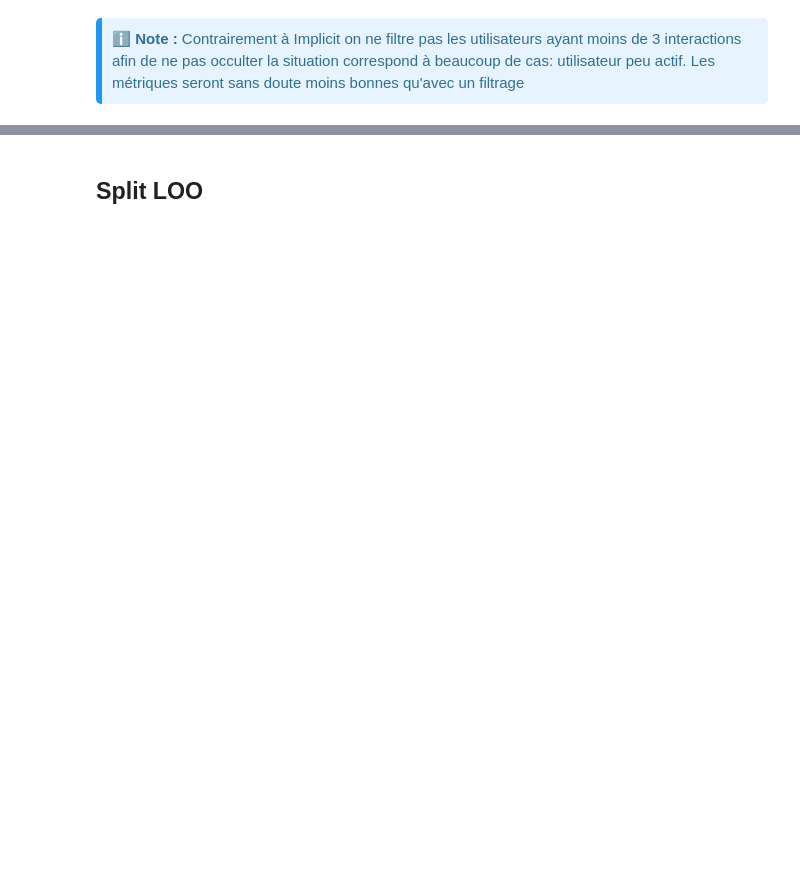
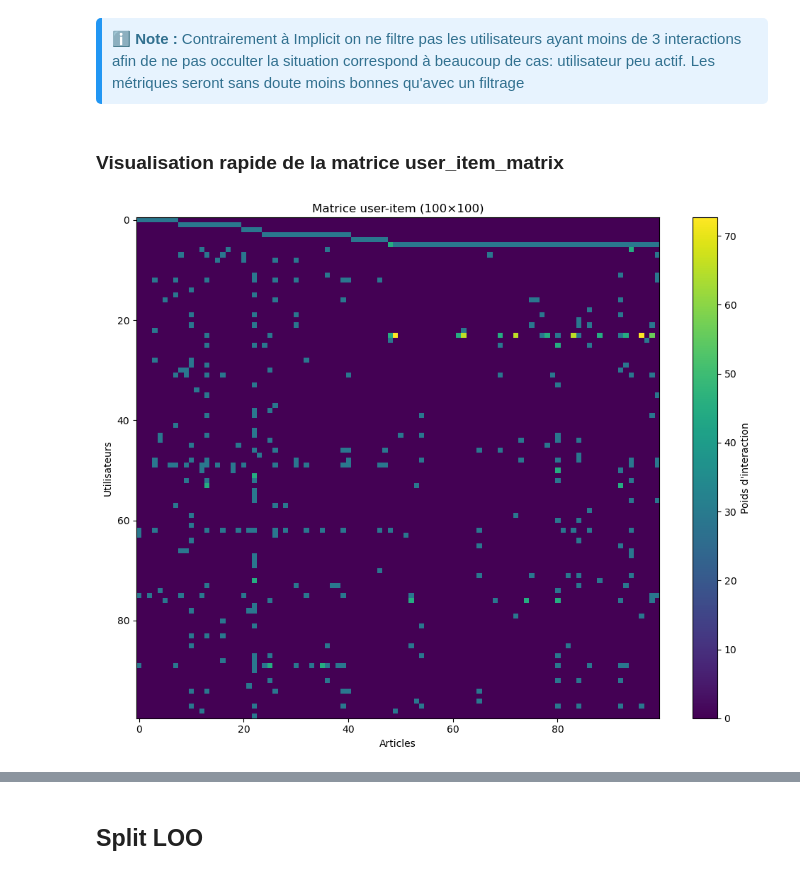
Before and after one commit to cecile-aie/oc_aie_p10, a Jupyter notebook: hybrid_lightfm_modelisation.ipynb, the cells around one changed output, grey strips where cells are left out. Saved outputs shown, nothing was run; the diff lists cells and outputs as text; code cells hidden in the pictures; blank space fills up the shorter version.

```diff
--- a/hybrid_lightfm_modelisation.ipynb
+++ b/hybrid_lightfm_modelisation.ipynb
@@ -129,6 +177,19 @@ def build_user_item_matrix_for_lightfm(df_clicks, weighting="log", alpha=40.0, n
 # build_user_item_matrix_for_lightfm(df_clicks, normalize='minmax')
 # # Hybride avec log compression
 # build_user_item_matrix_for_lightfm(df_clicks, normalize='log')
+# # Mode binaire (vraiment implicite binaire, pour test baseline)
+# mat_bin, _, _ = build_user_item_matrix_for_lightfm(
+#     df_clicks, binarize=True
+# )
 
-user_item_matrix, user_mapping, item_mapping = build_user_item_matrix_for_lightfm(df_clicks, normalize=False)
+user_item_matrix, user_mapping, item_mapping = build_user_item_matrix_for_lightfm(
+    df_clicks,
+    weighting='log',
+    alpha=40.0,
+    normalize=False,
+    binarize=False,
+    min_user_interactions=3,
+    max_weight_clip=100,
+    return_stats=True
+)
 # %% [output]
@@ -140,3 +211,24 @@ user_item_matrix, user_mapping, item_mapping = build_user_item_matrix_for_lightf
 <div style="padding: 10px; border-radius: 5px; background-color: #e7f3fe; color: #31708f; border-left: 6px solid #2196F3;">
 ℹ️ <strong>Note :</strong> Contrairement à Implicit on ne filtre pas les utilisateurs ayant moins de 3 interactions afin de ne pas occulter la situation correspond à beaucoup de cas: utilisateur peu actif. Les métriques seront sans doute moins bonnes qu'avec un filtrage
 </div>
+# %% [markdown]
+### Visualisation rapide de la matrice user_item_matrix
+# %%
+import matplotlib.pyplot as plt
+import numpy as np
+
+def plot_user_item_heatmap(matrix, n_users=100, n_items=100):
+    sub_matrix = matrix[:n_users, :n_items].toarray()
+
+    plt.figure(figsize=(10, 8))
+    plt.imshow(sub_matrix, aspect='auto', interpolation='nearest', cmap='viridis')
+    plt.colorbar(label="Poids d'interaction")
+    plt.xlabel("Articles")
+    plt.ylabel("Utilisateurs")
+    plt.title(f"Matrice user-item ({n_users}×{n_items})")
+    plt.tight_layout()
+    plt.show()
+# %%
+plot_user_item_heatmap(user_item_matrix, n_users=100, n_items=100)
+# %% [output]
+[figure, added]
```
Also changed, not shown: parts of 48 cells of this notebook, 3 other files.
